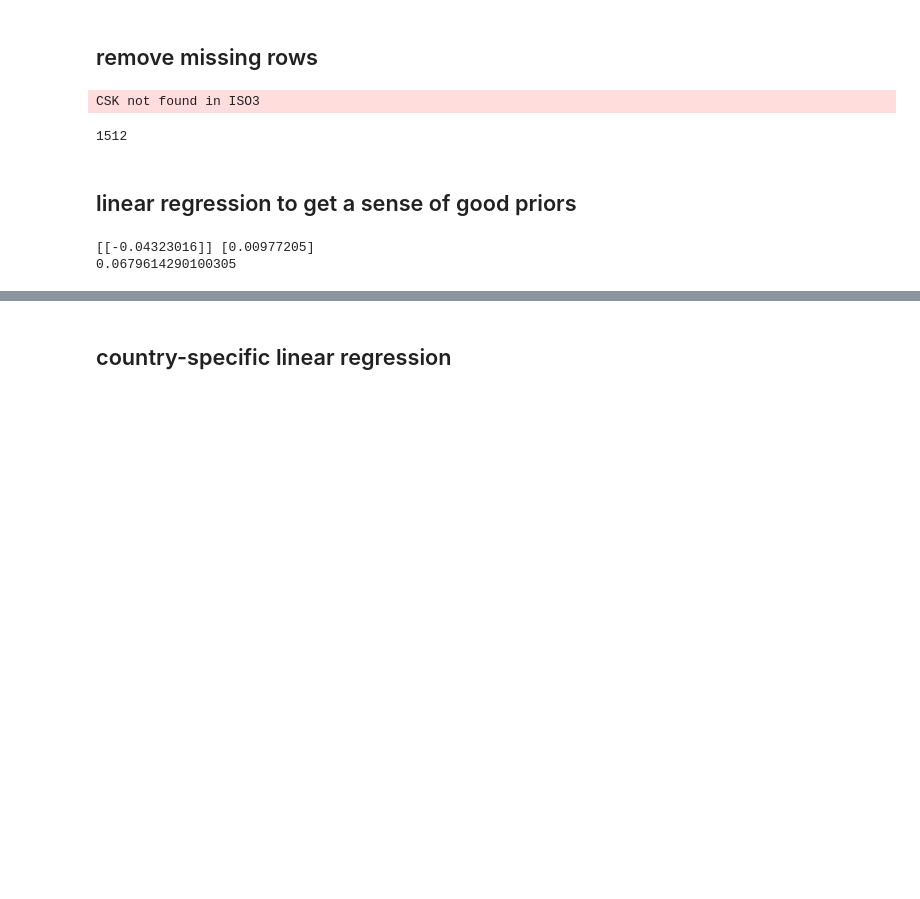
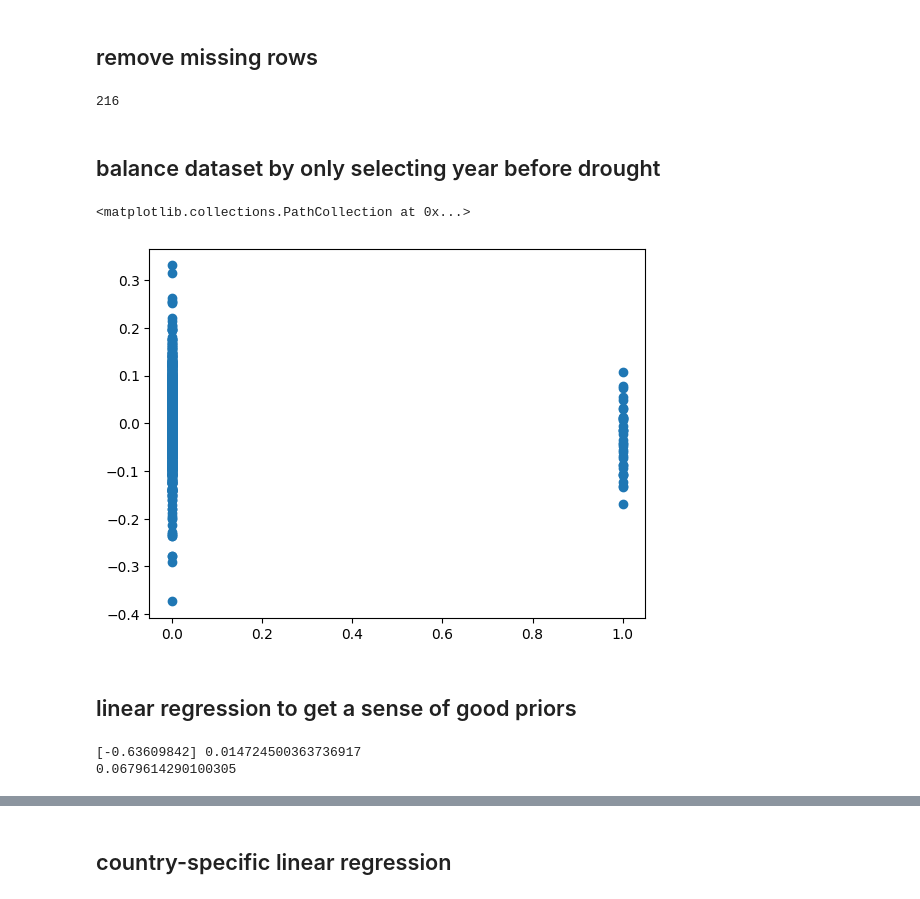
Before and after one commit to greenguy33/environmental-bayesian-modeling, a Jupyter notebook: notebooks/drought-agtfp-gdp-model.ipynb, the cells around one changed output, grey strips where cells are left out. Drawn from its saved outputs; the diff is of its cells as text; code cells hidden in the pictures; blank space fills up the shorter version.

Commit message:
hierarchical drought model

```diff
--- a/notebooks/drought-agtfp-gdp-model.ipynb
+++ b/notebooks/drought-agtfp-gdp-model.ipynb
@@ -24,23 +24,44 @@ print(len(data))
 # %% [markdown]
 ## remove missing rows
 # %%
-european_countries = set()
-for country in set(data.country):
-    if cc.convert(names=[country], to="Continent") == "Europe":
-        european_countries.add(country)
+countries_to_keep = set(["AZE","DZA","GRC", "ESP"])
+# for country in set(data.country):
+#     if cc.convert(names=[country], to="Continent") == "Europe":
+#         countries_to_keep.add(country)
 indices_to_drop = []
 no_nan_cols = ["ln_TFP_change"]
 for index, row in enumerate(data.itertuples()):
     if any(np.isnan(getattr(row,col)) for col in no_nan_cols):
         indices_to_drop.append(index)
-    elif row.country not in european_countries:
+    elif row.country not in countries_to_keep:
         indices_to_drop.append(index)
 data = data.drop(indices_to_drop)
 data = data.reset_index()
 print(len(data))
 # %% [output]
-CSK not found in ISO3
+216
-1512
+# %% [markdown]
+## balance dataset by only selecting year before drought
+# %%
+balanced_data = {"country":[],"year":[],"drought":[],"ln_TFP_change":[]}
+for index, row in enumerate(data.itertuples()):
+    if index > 0:
+        last_row = data.iloc[index-1]
+        if row.country == last_row.country and row.drought == 1 and last_row.drought == 0:
+            balanced_data["country"].append(last_row.country)
+            balanced_data["year"].append(last_row.year)
+            balanced_data["drought"].append(last_row.drought)
+            balanced_data["ln_TFP_change"].append(last_row.ln_TFP_change)
+            balanced_data["country"].append(row.country)
+            balanced_data["year"].append(row.year)
+            balanced_data["drought"].append(row.drought)
+            balanced_data["ln_TFP_change"].append(row.ln_TFP_change)
+data = pd.DataFrame.from_dict(balanced_data)
+# %%
+plt.scatter(data.drought, data.ln_TFP_change)
+# %% [output]
+<matplotlib.collections.PathCollection at 0x...>
+[figure, added]
 # %% [markdown]
 ## linear regression to get a sense of good priors
 # %%
@@ -51,5 +72,5 @@ model = LinearRegression().fit(x,y)
 print(model.coef_, model.intercept_)
 print(np.std(data.ln_TFP_change))
 # %% [output]
-[[-0.04323016]] [0.00977205]
+[-0.63609842] 0.014724500363736917
 0.0679614290100305
```
Also changed, not shown: parts of 12 cells of this notebook, 1 other file.
